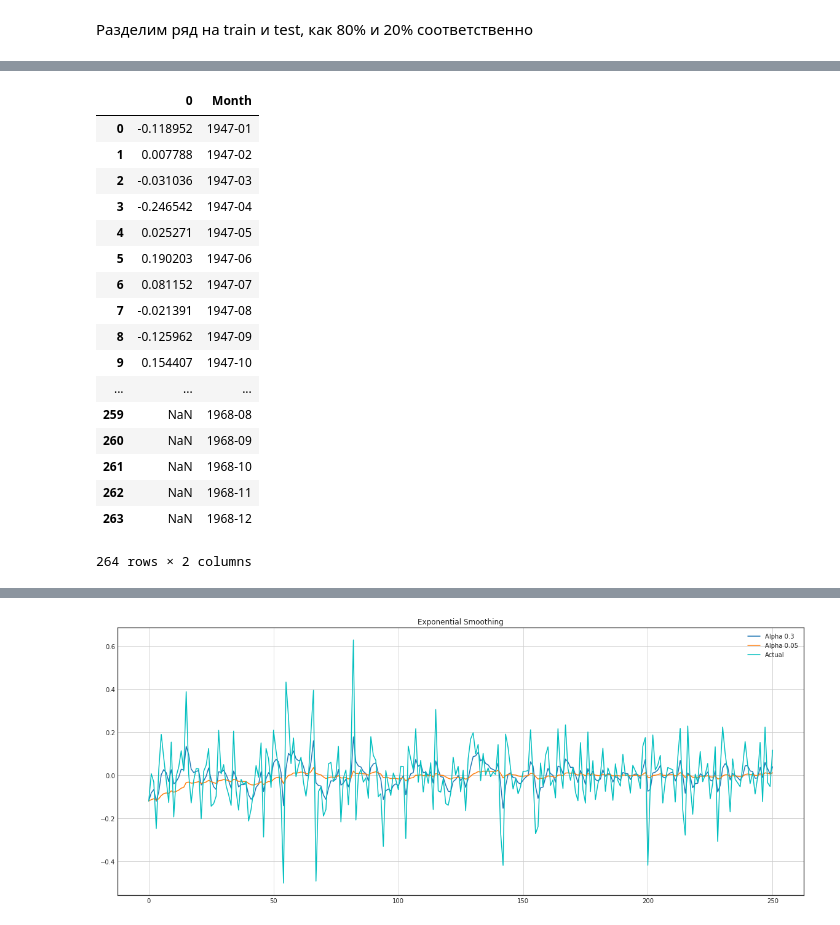
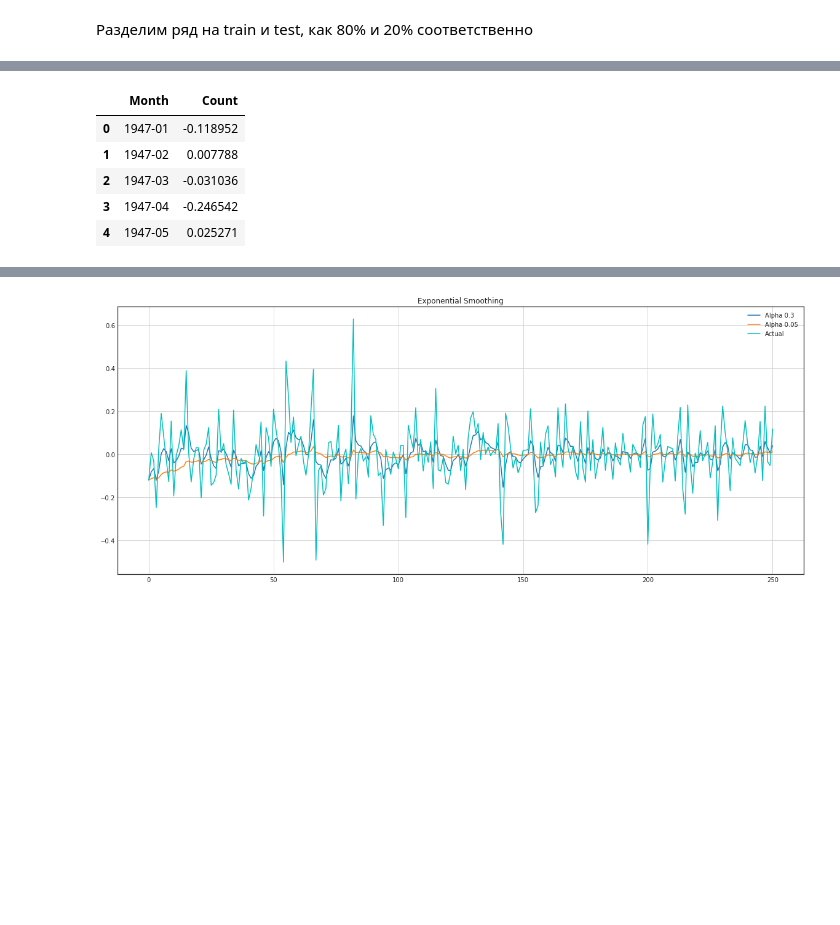
Before and after one commit to AlexeevVl/TimeSeriesForecasting, a Jupyter notebook: HW2.ipynb, the cells around one changed output, grey strips where cells are left out. Drawn from its saved outputs; the diff is of its cells as text; code cells hidden in the pictures; blank space fills up the shorter version.

```diff
--- a/HW2.ipynb
+++ b/HW2.ipynb
@@ -125,24 +188,13 @@ pd.DataFrame(series_auto_registration)
 # %%
-series_auto_registration_m = pd.concat([pd.DataFrame(series_auto_registration),pd.DataFrame(auto_registration["Month"])],axis=1)
+series_auto_registration_m = pd.concat([pd.DataFrame(auto_registration["Month"]),pd.DataFrame(series_auto_registration)],axis=1)
+series_auto_registration_m.columns=["Month","Count"]
 # %%
-series_auto_registration_m
+series_auto_registration_m.head()
 # %% [output]
-|  | 0 | Month |
-| 0 | -0.118952 | 1947-01 |
-| 1 | 0.007788 | 1947-02 |
-| 2 | -0.031036 | 1947-03 |
-| 3 | -0.246542 | 1947-04 |
-| 4 | 0.025271 | 1947-05 |
-| 5 | 0.190203 | 1947-06 |
-| 6 | 0.081152 | 1947-07 |
-| 7 | -0.021391 | 1947-08 |
-| 8 | -0.125962 | 1947-09 |
-| 9 | 0.154407 | 1947-10 |
-| ... | ... | ... |
-| 259 | NaN | 1968-08 |
-| 260 | NaN | 1968-09 |
-| 261 | NaN | 1968-10 |
-| 262 | NaN | 1968-11 |
-| 263 | NaN | 1968-12 |
+|  | Month | Count |
+| 0 | 1947-01 | -0.118952 |
+| 1 | 1947-02 | 0.007788 |
+| 2 | 1947-03 | -0.031036 |
+| 3 | 1947-04 | -0.246542 |
+| 4 | 1947-05 | 0.025271 |
-264 rows × 2 columns
 # %%
```
Also changed, not shown: parts of 27 cells of this notebook.
